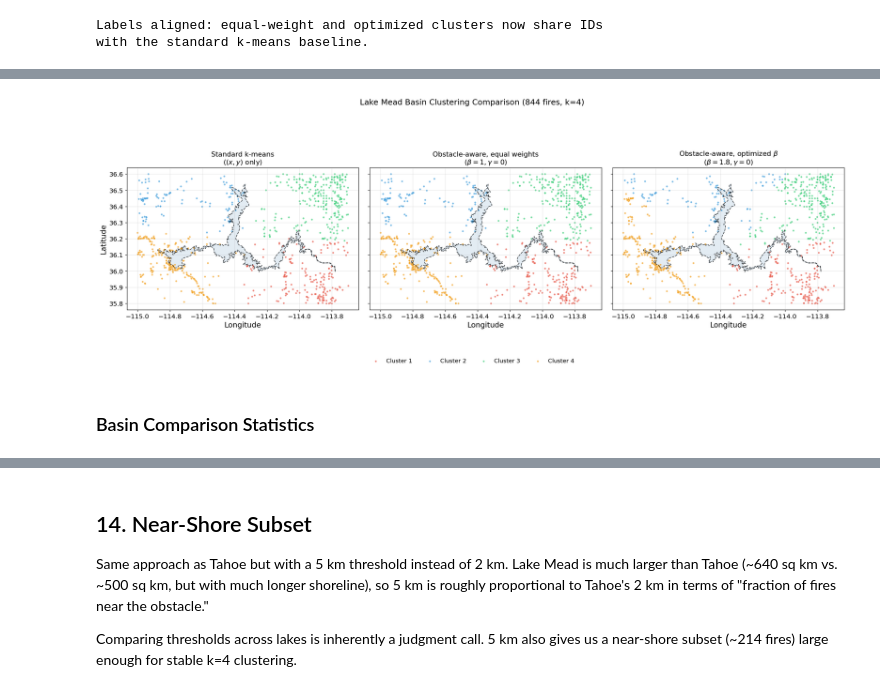
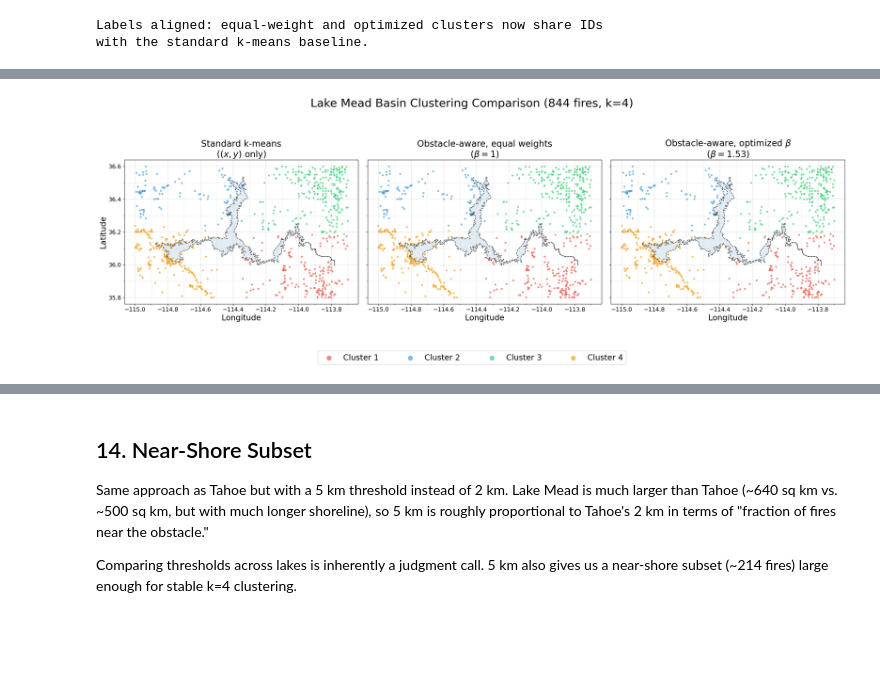
Before and after one commit to Michele-75/obstacle-aware-clustering, a Jupyter notebook: notebooks/03_mead_wildfires_clustered.ipynb, the cells around one changed output, grey strips where cells are left out. Saved outputs shown, nothing was run; the diff lists cells and outputs as text; code cells hidden in the pictures; blank space fills up the shorter version.

Commit message:
MAke Notebook 03 closer to Notebook 02 in style and structure

```diff
--- a/notebooks/03_mead_wildfires_clustered.ipynb
+++ b/notebooks/03_mead_wildfires_clustered.ipynb
@@ -186,5 +187,5 @@ Lake Mead doesn't have a Tahoe-Keys analog to clip out; we just apply simplifica
 # %%
-raw_polygon = ShapelyPolygon(zip(lon, lat))
+raw_polygon = ShapelyPolygon(list(zip(lon, lat)))
 
 tolerance = 0.005  # ~450 m at this latitude
 simplified = raw_polygon.simplify(tolerance, preserve_topology=True)
@@ -610,9 +630,7 @@ The $J$ surface is flat from roughly $\beta = 0.5$ onwards, so the optimizer's g
 # %%
-# Selected based on the J / span plot above.
-# Mead basin: J is flat for beta > 0.5; span keeps decreasing through this
-# region. We pick beta = 1.85, which is in the flat J region and gives the
-# largest span improvement.
-opt_beta_basin = 1.8
+# J is flat across a wide region and the grid minimum already sits at the
+# lowest (tied) span there, so we take it directly.
+opt_beta_basin = j_min_beta_basin   # the grid J-minimum, ~1.53
 
 model_basin_opt = ObstacleKMeans(
     k=k, boundary=boundary,
@@ -627,8 +645,7 @@ spans_basin_opt = [
     for c in range(k)
 ]
 
-print(f'Selected beta: {opt_beta_basin}')
-print(f'(J-minimum on grid was at beta = {j_min_beta_basin:.4f})')
+print(f'Optimized beta: {opt_beta_basin:.4f}')
 print(f'\nCluster sizes:')
 for i in range(k):
     print(f'  Cluster {i+1}: {np.sum(labels_basin_opt == i)} fires')
@@ -670,41 +695,55 @@ with the standard k-means baseline.
 # %%
-fig, axes = plt.subplots(1, 3, figsize=(20, 7), sharex=True, sharey=True)
+fig, axes = plt.subplots(1, 3, figsize=(24, 8), sharex=True, sharey=True)
 
 for ax, labels, title in [
     (axes[0], labels_basin_std_aligned, 'Standard k-means\n($(x, y)$ only)'),
     (axes[1], labels_basin_eq_aligned,
-     r'Obstacle-aware, equal weights' + '\n' + r'($\beta = 1, \gamma = 0$)'),
+     r'Obstacle-aware, equal weights' + '\n' + r'($\beta = 1$)'),
     (axes[2], labels_basin_opt_aligned,
      r'Obstacle-aware, optimized $\beta$' + '\n' +
-     rf'($\beta = {opt_beta_basin}, \gamma = 0$)'),
+     rf'($\beta = {opt_beta_basin:.2f}$)'),
 ]:
+    # Boundary
     ax.plot(spline_pts[:, 0], spline_pts[:, 1], color='black', linestyle='--',
             linewidth=1.2, alpha=0.7)
     ax.fill(spline_pts[:, 0], spline_pts[:, 1], alpha=0.15, color='steelblue')
 
+    # Fires colored by cluster
     for i in range(k):
         mask = labels == i
         ax.scatter(fires['LONGITUDE'].values[mask],
                    fires['LATITUDE'].values[mask],
-                   c=CLUSTER_COLORS[i], s=12, alpha=0.65,
+                   c=CLUSTER_COLORS[i], s=20, alpha=0.65,
                    label=f'Cluster {i+1}', edgecolors='white', linewidth=0.2)
 
-    ax.set_title(title, fontsize=13)
-    ax.set_xlabel('Longitude')
+    ax.set_title(title, fontsize=20)
+    ax.set_xlabel('Longitude', fontsize=18)
     ax.set_aspect('equal')
-    ax.grid(True, alpha=0.3)
 
-axes[0].set_ylabel('Latitude')
+    # Gridlines every 0.10 on both axes; labels only every 0.20
+    ax.xaxis.set_major_locator(MultipleLocator(0.20))   # labeled
+    ax.xaxis.set_minor_locator(MultipleLocator(0.10))   # gridline only
+    ax.yaxis.set_major_locator(MultipleLocator(0.20))   # labeled
+    ax.yaxis.set_minor_locator(MultipleLocator(0.10))   # gridline only
+    ax.grid(which='major', alpha=0.4)
+    ax.grid(which='minor', alpha=0.2)
 
+    ax.tick_params(axis='both', which='major', labelsize=13)
+
+axes[0].set_ylabel('Latitude', fontsize=18)
+
+# Larger legend, pushed further below the panels
 handles, leg_labels = axes[0].get_legend_handles_labels()
 fig.legend(handles, leg_labels, loc='lower center', ncol=k,
-           bbox_to_anchor=(0.5, -0.02), frameon=False, fontsize=11)
+           bbox_to_anchor=(0.5, -0.04), frameon=True, fontsize=18,
+           markerscale=2.5, columnspacing=3.0, handletextpad=0.8)
 
 fig.suptitle(f'Lake Mead Basin Clustering Comparison ({len(fires)} fires, k={k})',
-             fontsize=15, y=1.00)
-plt.tight_layout()
+             fontsize=26, y=1.03)
+
+# Reserve bottom room for the legend; pull panels close together
+plt.tight_layout(rect=[0, 0.10, 1, 0.97])
+plt.subplots_adjust(wspace=0.04)
 plt.show()
 # %% [output]
-[figure, old version]
+[figure, new version]
-# %% [markdown]
-### Basin Comparison Statistics
```
Also changed, not shown: parts of 41 cells of this notebook, 5 other files.
